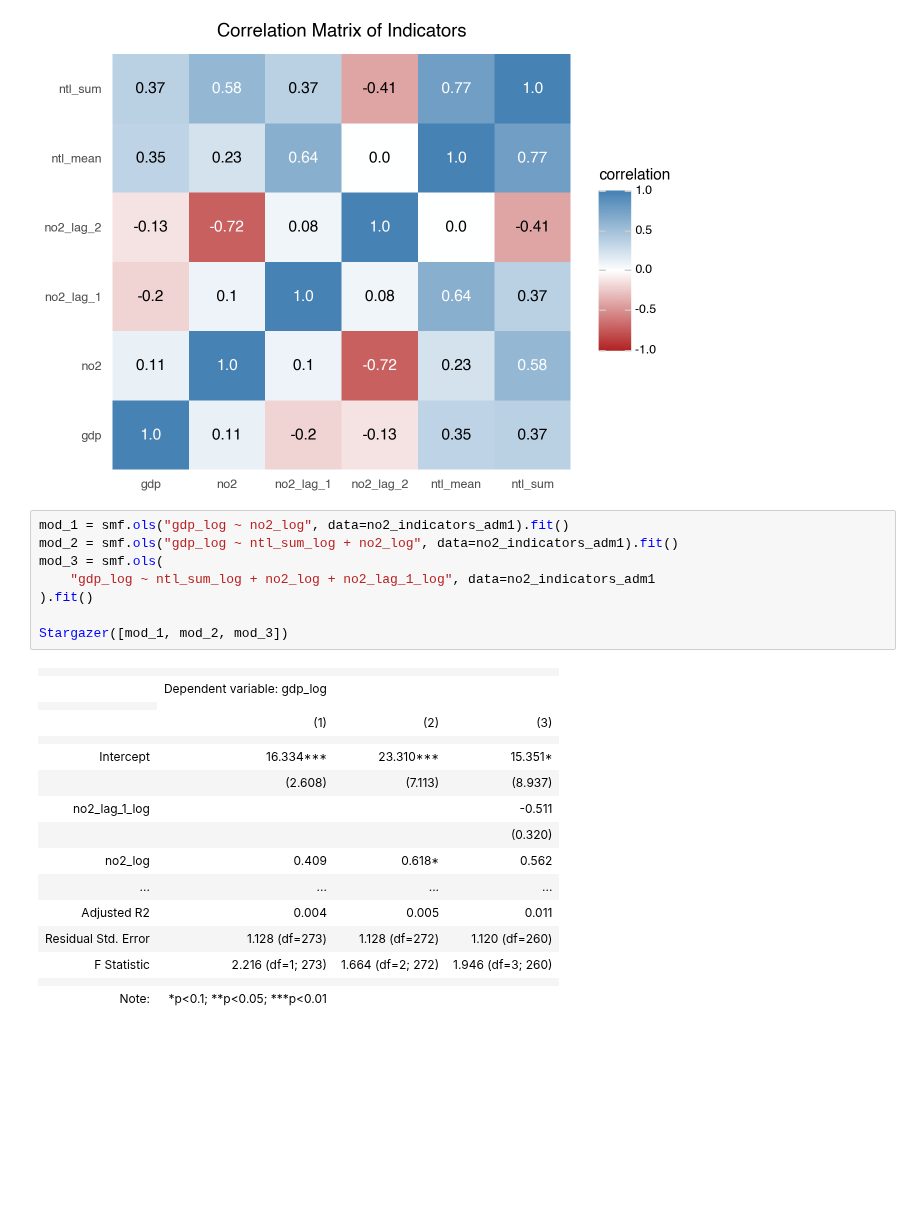
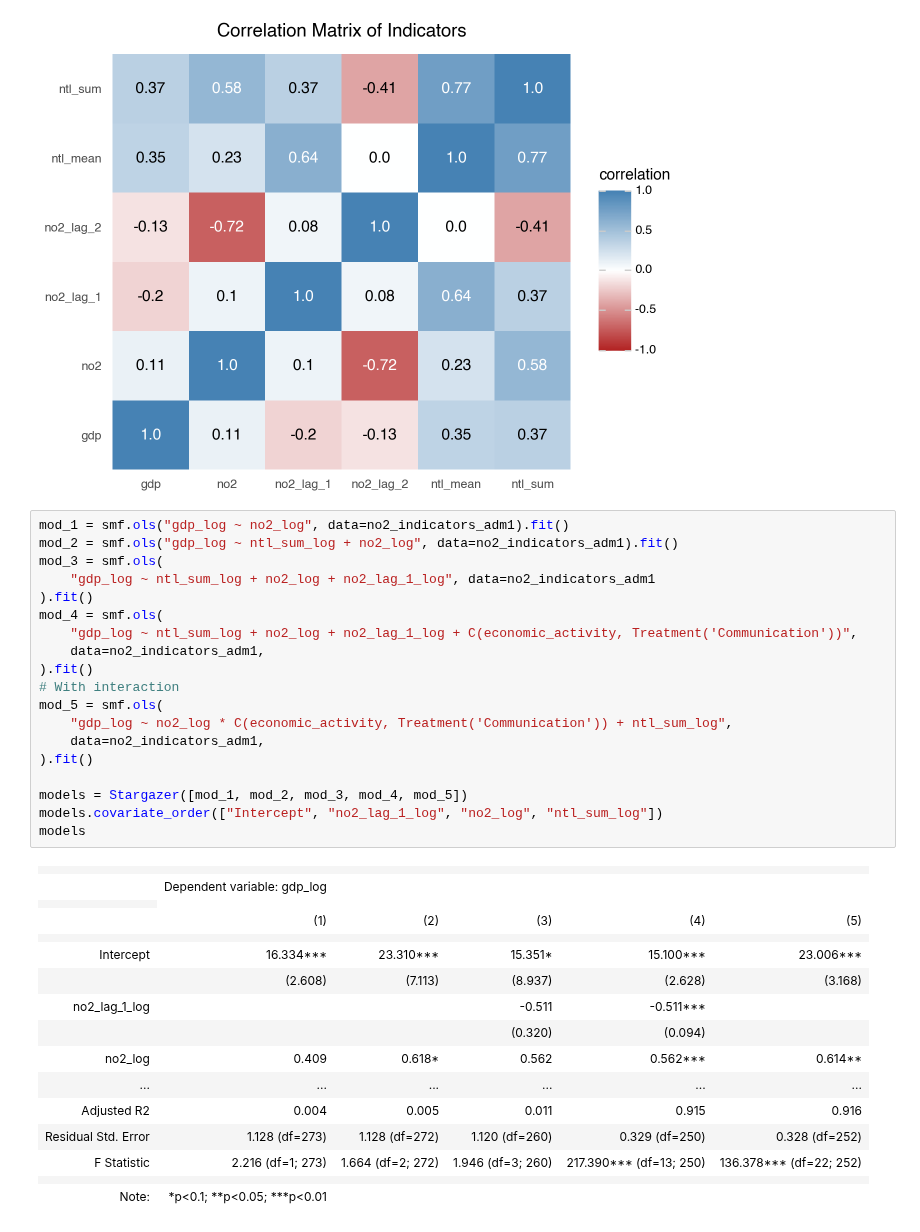
Before and after one commit to datapartnership/myanmar-economic-monitor, a Jupyter notebook: notebooks/airpollution/no2-analysis.ipynb, the cells around one changed output. Drawn from its saved outputs; the diff is of its cells as text; blank space fills up the shorter version.

```diff
--- a/notebooks/airpollution/no2-analysis.ipynb
+++ b/notebooks/airpollution/no2-analysis.ipynb
@@ -566,25 +555,36 @@ no2_indicators_adm1
 # %%
 mod_1 = smf.ols("gdp_log ~ no2_log", data=no2_indicators_adm1).fit()
 mod_2 = smf.ols("gdp_log ~ ntl_sum_log + no2_log", data=no2_indicators_adm1).fit()
 mod_3 = smf.ols(
     "gdp_log ~ ntl_sum_log + no2_log + no2_lag_1_log", data=no2_indicators_adm1
 ).fit()
+mod_4 = smf.ols(
+    "gdp_log ~ ntl_sum_log + no2_log + no2_lag_1_log + C(economic_activity, Treatment('Communication'))",
+    data=no2_indicators_adm1,
+).fit()
+# With interaction
+mod_5 = smf.ols(
+    "gdp_log ~ no2_log * C(economic_activity, Treatment('Communication')) + ntl_sum_log",
+    data=no2_indicators_adm1,
+).fit()
 
-Stargazer([mod_1, mod_2, mod_3])
+models = Stargazer([mod_1, mod_2, mod_3, mod_4, mod_5])
+models.covariate_order(["Intercept", "no2_lag_1_log", "no2_log", "ntl_sum_log"])
+models
 # %% [output]
-|  |  |  |  |
-|  | Dependent variable: gdp_log |  |  |
+|  |  |  |  |  |  |
+|  | Dependent variable: gdp_log |  |  |  |  |
 |  |
-|  | (1) | (2) | (3) |
-|  |  |  |  |
-| Intercept | 16.334*** | 23.310*** | 15.351* |
-|  | (2.608) | (7.113) | (8.937) |
-| no2_lag_1_log |  |  | -0.511 |
-|  |  |  | (0.320) |
-| no2_log | 0.409 | 0.618* | 0.562 |
-| ... | ... | ... | ... |
-| Adjusted R2 | 0.004 | 0.005 | 0.011 |
-| Residual Std. Error | 1.128 (df=273) | 1.128 (df=272) | 1.120 (df=260) |
-| F Statistic | 2.216 (df=1; 273) | 1.664 (df=2; 272) | 1.946 (df=3; 260) |
-|  |  |  |  |
-| Note: | *p<0.1; **p<0.05; ***p<0.01 |  |  |
+|  | (1) | (2) | (3) | (4) | (5) |
+|  |  |  |  |  |  |
+| Intercept | 16.334*** | 23.310*** | 15.351* | 15.100*** | 23.006*** |
+|  | (2.608) | (7.113) | (8.937) | (2.628) | (3.168) |
+| no2_lag_1_log |  |  | -0.511 | -0.511*** |  |
+|  |  |  | (0.320) | (0.094) |  |
+| no2_log | 0.409 | 0.618* | 0.562 | 0.562*** | 0.614** |
+| ... | ... | ... | ... | ... | ... |
+| Adjusted R2 | 0.004 | 0.005 | 0.011 | 0.915 | 0.916 |
+| Residual Std. Error | 1.128 (df=273) | 1.128 (df=272) | 1.120 (df=260) | 0.329 (df=250) | 0.328 (df=252) |
+| F Statistic | 2.216 (df=1; 273) | 1.664 (df=2; 272) | 1.946 (df=3; 260) | 217.390*** (df=13; 250) | 136.378*** (df=22; 252) |
+|  |  |  |  |  |  |
+| Note: | *p<0.1; **p<0.05; ***p<0.01 |  |  |  |  |
```
Also changed, not shown: parts of 6 cells of this notebook.
